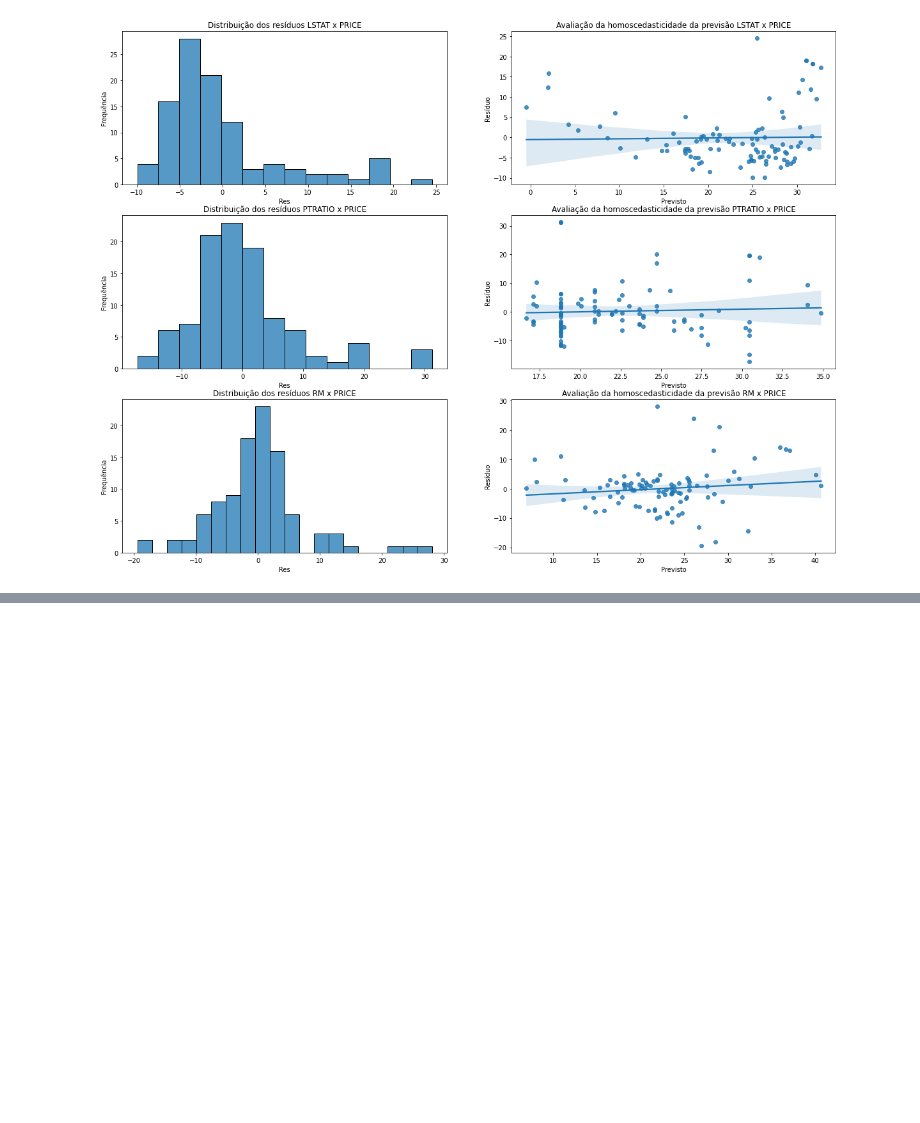
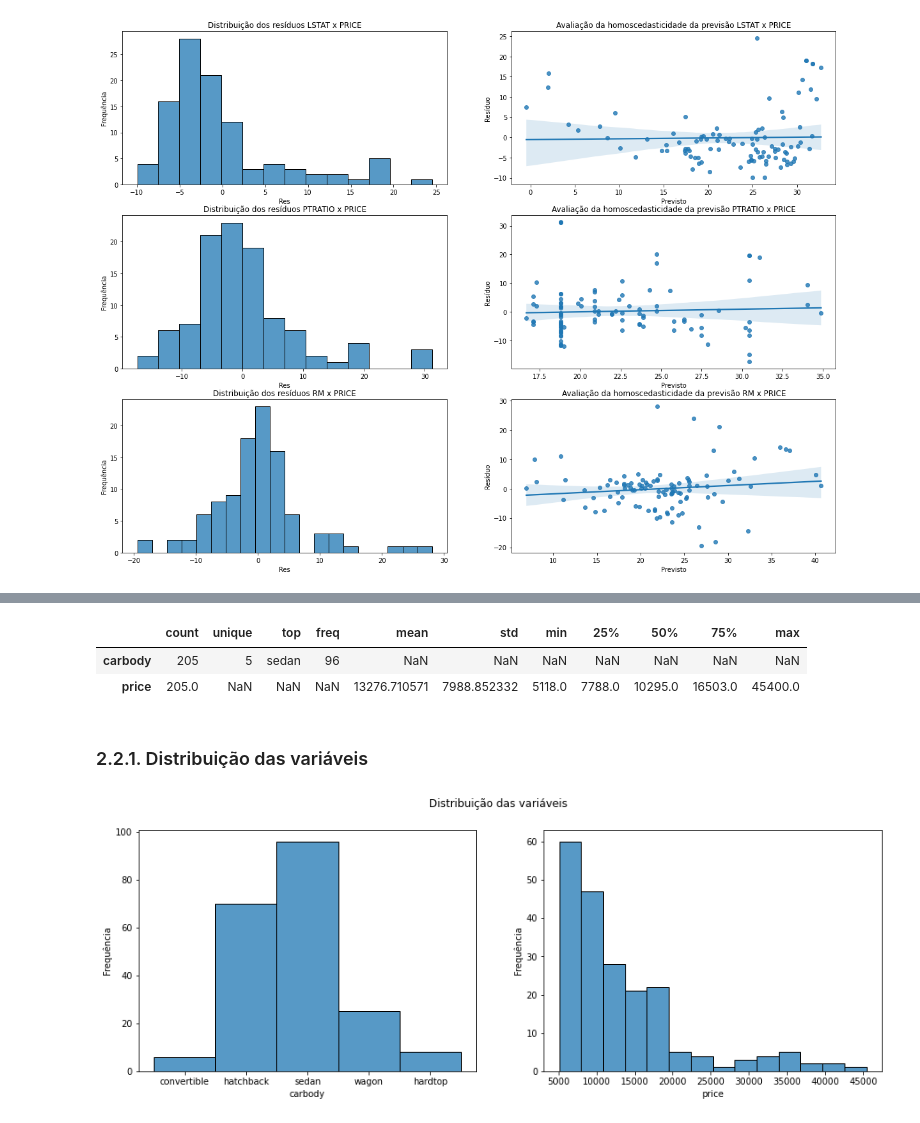
Before and after one commit to bruna-calistrate/Regression-SupervisedModels-Course, a Jupyter notebook: Exercícios.ipynb, the cells around one changed output, grey strips where cells are left out. Saved outputs shown, nothing was run; the diff lists cells and outputs as text; code cells hidden in the pictures; blank space fills up the shorter version.

Commit message:
Regressão Linear Categórica

```diff
--- a/Exercícios.ipynb
+++ b/Exercícios.ipynb
@@ -11,7 +11,7 @@ from sklearn.datasets import load_boston
 from sklearn.model_selection import train_test_split
 from sklearn.linear_model import LinearRegression
 # %%
-def histplot(data, title=None, xlabel=None, ylabel=None, x=None, y=None, ax=False, nrows=1, ncols=1, figsize=(10, 5), bins='auto'):
+def histplot(data, title=None, xlabel=None, ylabel=None, x=None, y=None, ax=False, nrows=1, ncols=1, figsize=(10, 5), bins='auto', xrotation=None):
   """Gráfico de frequência para a visualização de dados numéricos e categóricos
 
   Args:
@@ -54,6 +54,8 @@ def histplot(data, title=None, xlabel=None, ylabel=None, x=None, y=None, ax=Fals
       plt.xlabel(xlabel)
     if ylabel is not None:
       plt.ylabel(ylabel)
+    if xrotation is not None:
+      plt.xticks(rotation = xrotation)
 
   return plt.show()
 # %%
@@ -410,0 +423,3 @@ LSTAT, por possuir o maior R² do grupo.
+# %%
+car = pd.read_csv('https://raw.githubusercontent.com/rmadan16/LinearRegression_CarPrice/master/CarPrice_Assignment.csv')
+car = car[['carbody', 'price']]
@@ -410,0 +456,16 @@ LSTAT, por possuir o maior R² do grupo.
+# %%
+car.describe(include='all').T
+# %% [output]
+|  | count | unique | top | freq | mean | std | min | 25% | 50% | 75% | max |
+| carbody | 205 | 5 | sedan | 96 | NaN | NaN | NaN | NaN | NaN | NaN | NaN |
+| price | 205.0 | NaN | NaN | NaN | 13276.710571 | 7988.852332 | 5118.0 | 7788.0 | 10295.0 | 16503.0 | 45400.0 |
+# %% [markdown]
+### 2.2.1. Distribuição das variáveis
+# %%
+histplot(data=car,
+         nrows=1, ncols=2, ax=True,
+         ylabel='Frequência', title='Distribuição das variáveis',
+        figsize=(15,5)
+         )
+# %% [output]
+[figure, added]
```
Also changed, not shown: parts of 39 cells of this notebook.
